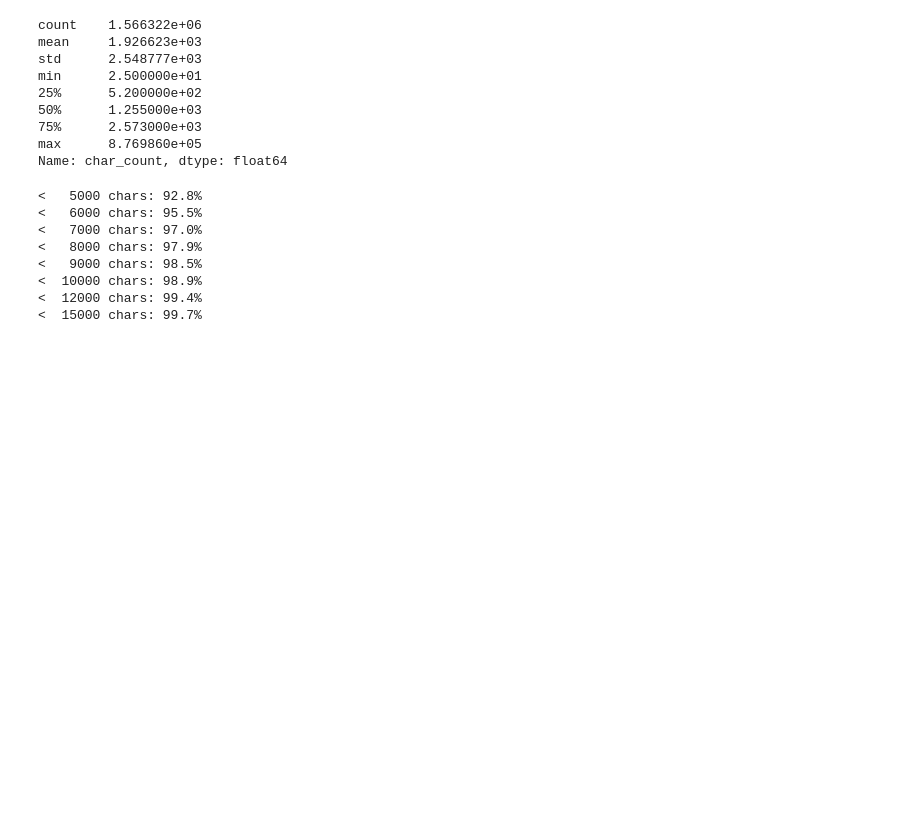
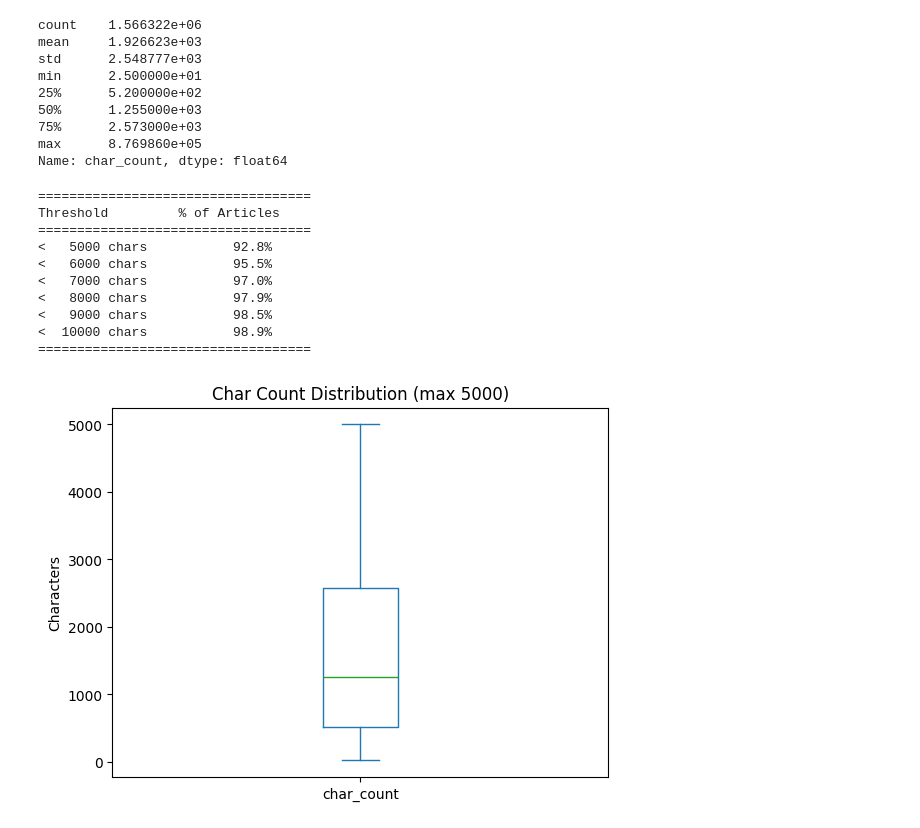
Before and after one commit to Swkratis210204/TextDataInEconomics, a Jupyter notebook: phase1/phase1.ipynb, the cells around one changed output. Cells and saved outputs as stored; diff of their text form; code cells hidden in the pictures; blank space fills up the shorter version.

```diff
--- a/phase1/phase1.ipynb
+++ b/phase1/phase1.ipynb
@@ -255,15 +286,32 @@ min      2.500000e+01
 max      8.769860e+05
 Name: char_count, dtype: float64
 # %%
-for threshold in [5000,6000,7000, 8000, 9000, 10000 ]:
+# Percentage of articles below each character count threshold
+print("=" * 35)
+print(f"{'Threshold':<15} {'% of Articles':>15}")
+print("=" * 35)
+for threshold in [5000, 6000, 7000, 8000, 9000, 10000]:
     pct = (df['char_count'] < threshold).sum() / len(df) * 100
-    print(f"< {threshold:>6} chars: {pct:.1f}%")
+    print(f"< {threshold:>6} chars   {pct:>12.1f}%")
+print("=" * 35)
 # %% [output]
-<   5000 chars: 92.8%
-<   6000 chars: 95.5%
-<   7000 chars: 97.0%
-<   8000 chars: 97.9%
-<   9000 chars: 98.5%
-<  10000 chars: 98.9%
-<  12000 chars: 99.4%
-<  15000 chars: 99.7%
+===================================
+Threshold         % of Articles
+===================================
+<   5000 chars           92.8%
+<   6000 chars           95.5%
+<   7000 chars           97.0%
+<   8000 chars           97.9%
+<   9000 chars           98.5%
+<  10000 chars           98.9%
+===================================
+# %%
+# Truncate content to 5000 chars and update char_count
+df['content'] = df['content'].str[:5000]
+df['char_count'] = df['content'].str.len()
+# %%
+df['char_count'].plot(kind='box', title='Char Count Distribution (max 5000)')
+plt.ylabel('Characters')
+plt.show()
+# %% [output]
+[figure, added]
```
Also changed, not shown: parts of 11 cells of this notebook.
